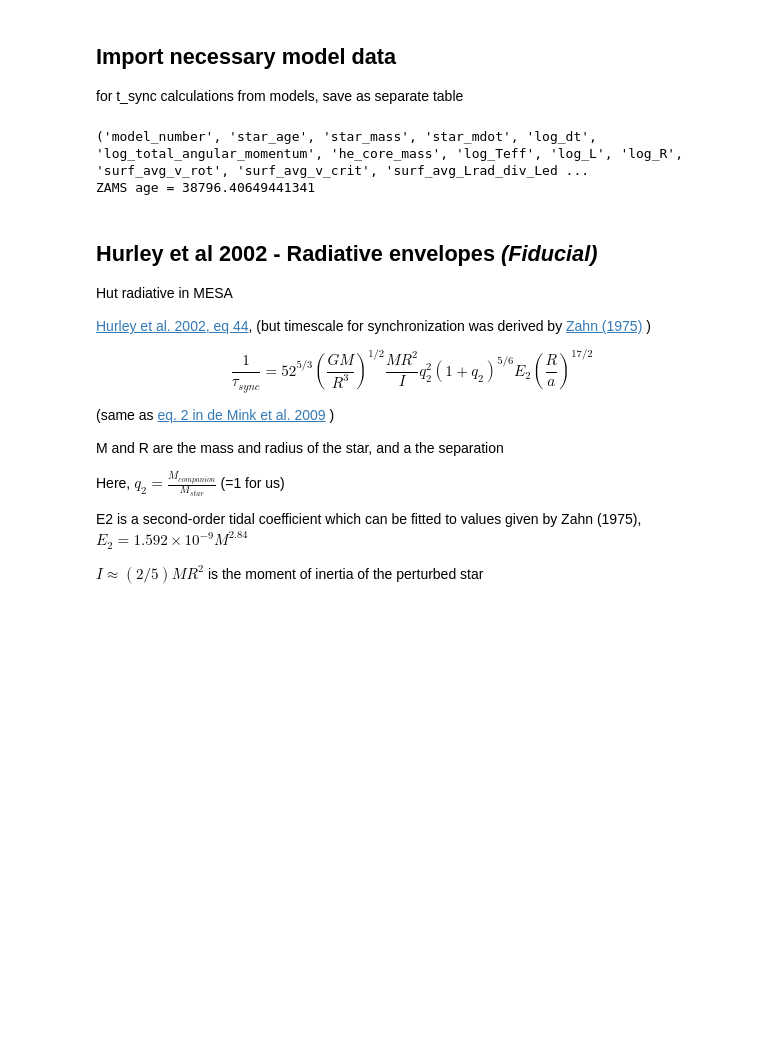
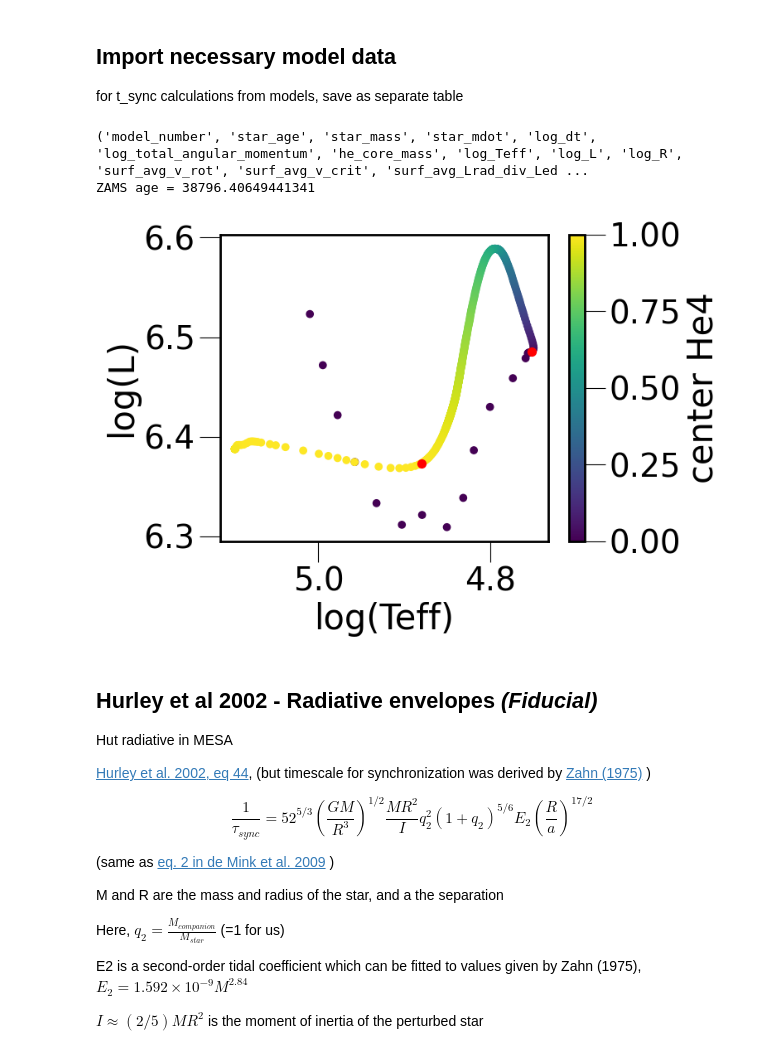
Before and after one commit to LiekeVanSon/HD5980, a Jupyter notebook: HD5980_calculating_t-sync.ipynb, the cells around one changed output. Saved outputs shown, nothing was run; the diff lists cells and outputs as text; code cells hidden in the pictures; blank space fills up the shorter version.

```diff
--- a/HD5980_calculating_t-sync.ipynb
+++ b/HD5980_calculating_t-sync.ipynb
@@ -27,41 +27,42 @@ for t_sync calculations from models, save as separate table
 # %%
 # Get a list of all the folders in the directory
 dir = data_root_dir + '/dense_mass_hastings_grid/'
 
 #folder with best-fit model
 subdir = 153
 
 m=mp.MESA()
 m.loadHistory(f = dir + str(subdir) + '/LOGS1')
 
 # ALL data column names
 print(m.hist.data.dtype.names)
 
 # We adopt the first moment that X drops below 0.74 as ZAMS
 def find_ZAMS(data):
     return next((i for i, x in enumerate(data) if x < 0.735), None)
 
 ZAMS_i = find_ZAMS(m.hist.center_h1)
 print(f'ZAMS age = {m.hist.star_age[ZAMS_i]} ')
 
 # We adopt the time when center_he4 is 0.99 as the end of the MS
 def find_end_of_MS(data):
     return next((i for i, x in enumerate(data) if x > 0.99), None)
 
 TAMS_i = find_end_of_MS(m.hist.center_he4)
 
-# # #plot HR diagram (to show ZAMS and TAMS makes sense)
-# plt.scatter(m.hist.log_Teff, m.hist.log_L , c =  m.hist.center_he4 )
-# plt.scatter(m.hist.log_Teff[ZAMS_i], m.hist.log_L[ZAMS_i], c='r', s = 50)
-# plt.scatter(m.hist.log_Teff[TAMS_i], m.hist.log_L[TAMS_i], c='r', s = 50)
-# plt.colorbar(label = 'center He4')
-# plt.gca().invert_xaxis()
-# plt.xlabel('log(Teff)')
-# plt.ylabel('log(L)')
-# plt.show()
+# #plot HR diagram (to show ZAMS and TAMS makes sense)
+plt.scatter(m.hist.log_Teff, m.hist.log_L , c =  m.hist.center_he4 )
+plt.scatter(m.hist.log_Teff[ZAMS_i], m.hist.log_L[ZAMS_i], c='r', s = 50)
+plt.scatter(m.hist.log_Teff[TAMS_i], m.hist.log_L[TAMS_i], c='r', s = 50)
+plt.colorbar(label = 'center He4')
+plt.gca().invert_xaxis()
+plt.xlabel('log(Teff)')
+plt.ylabel('log(L)')
+plt.show()
 # %% [output]
 ('model_number', 'star_age', 'star_mass', 'star_mdot', 'log_dt', 'log_total_angular_momentum', 'he_core_mass', 'log_Teff', 'log_L', 'log_R', 'surf_avg_v_rot', 'surf_avg_v_crit', 'surf_avg_Lrad_div_Led ...
 ZAMS age = 38796.40649441341
+[figure, added]
 # %% [markdown]
 ## Hurley et al 2002 - Radiative envelopes *(Fiducial)*
 Hut radiative in MESA
```
Also changed, not shown: parts of 7 cells of this notebook, 1 other file.
